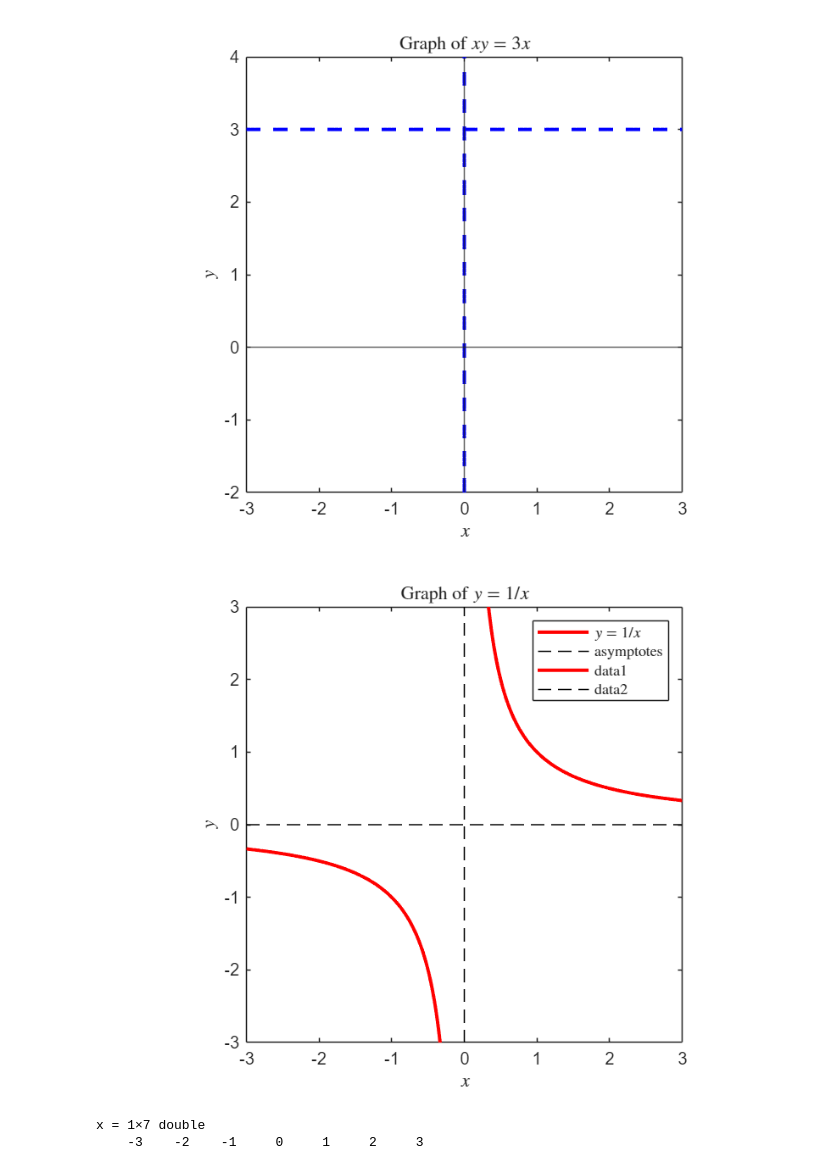
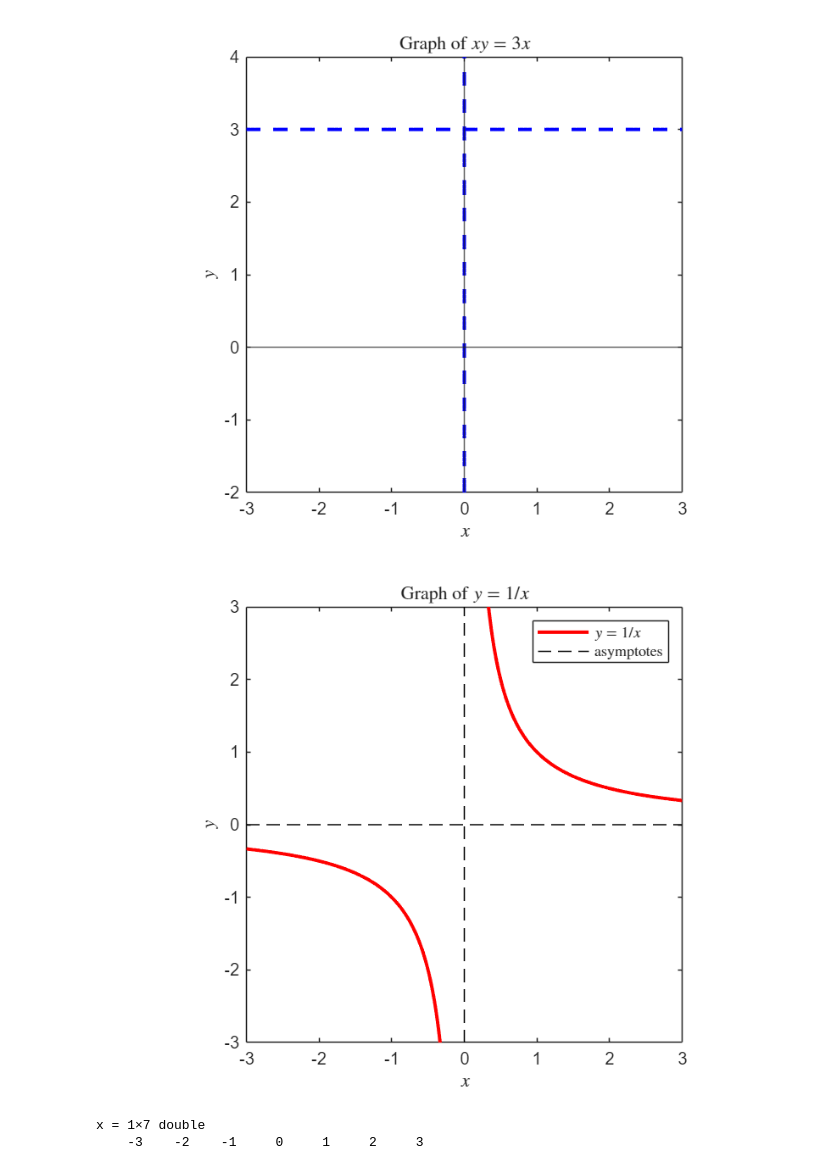
Before and after one commit to joelmiller/Laplace, a Jupyter notebook: docs/_sources/prereqs/SelfDiagnostic.ipynb, the cells around one changed output. Drawn from its saved outputs; the diff is of its cells as text; code cells hidden in the pictures.

```diff
--- a/docs/_sources/prereqs/SelfDiagnostic.ipynb
+++ b/docs/_sources/prereqs/SelfDiagnostic.ipynb
@@ -1763,32 +1766,32 @@ ylim([-2,4]);
 # %%
 % code for generating the figure for B.2  (note: question numbering has changed)
 %
 xneg = linspace(-3,-0.01,200);
 xpos = linspace(0.01,3,200);
 yneg = 1./xneg;
 ypos = 1./xpos;
 
 figure
 plot(xneg,yneg,'r', 'LineWidth',2,  'DisplayName', '$y = 1/x$')
 hold on
 
 plot([-3,3],[0,0], 'k--', 'DisplayName', 'asymptotes') % x-axis
 legend('Interpreter', 'latex')
 
-'AutoUpdate','off'
+legend('AutoUpdate','off')
 
 plot(xpos,ypos,'LineWidth',2, color='r')
 plot([0,0],[-3,3], 'k--') % y-axis
 xlabel('$x$', 'Interpreter', 'latex')
 ylabel('$y$', 'Interpreter', 'latex')
 title('Graph of $y = 1/x$', 'Interpreter', 'latex')
 axis equal
 xlim([-3,3]);
 ylim([-3,3]);
 
 saveas(gcf,'B2_hyperbola.png')
 # %% [output]
-[figure, old version]
+[figure, new version]
 # %%
 x = [-3:1:3];
 plot(x,-3*x+4,'LineWidth',2)
```
Also changed, not shown: parts of 1 cell of this notebook, 6 other files.
